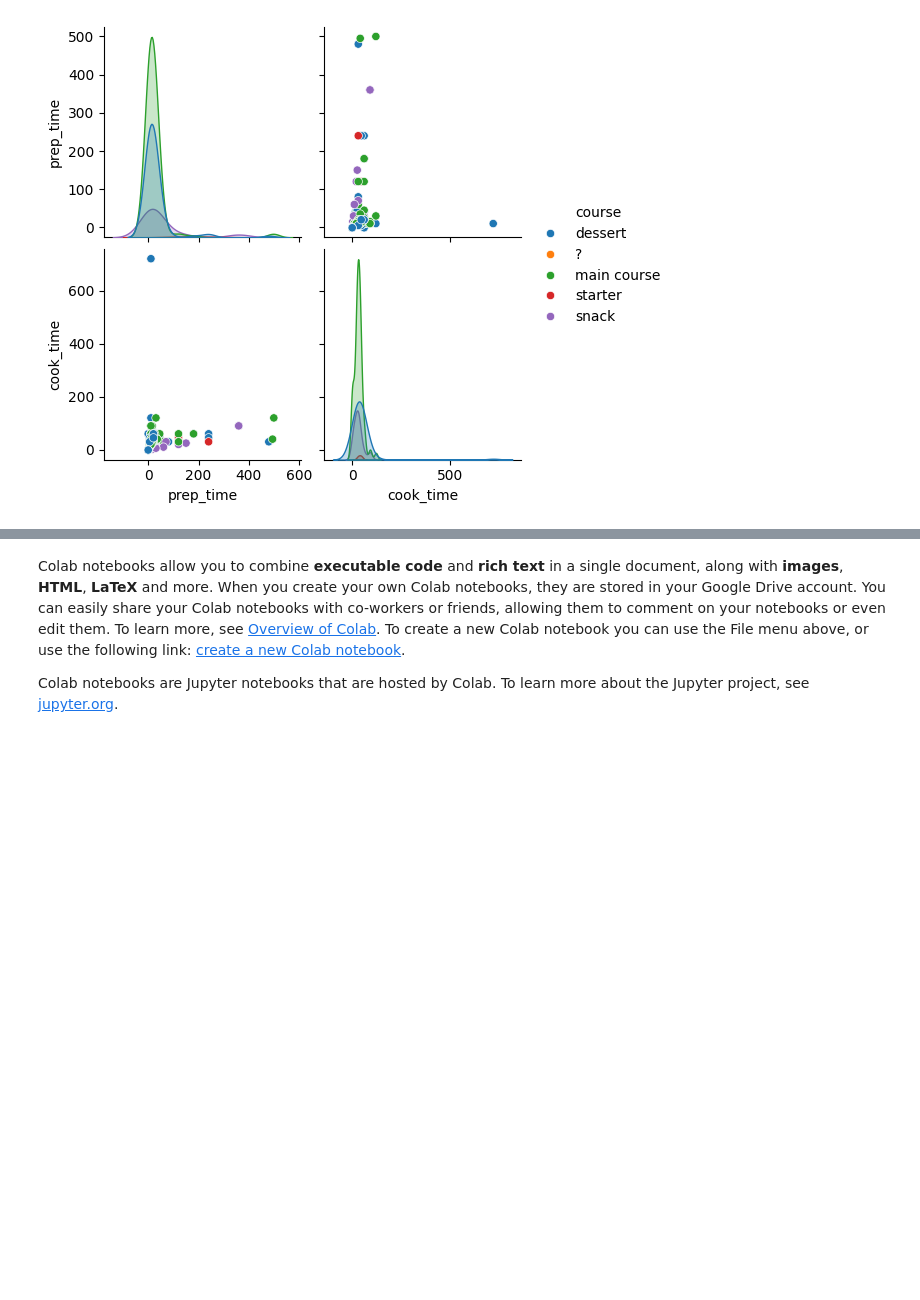
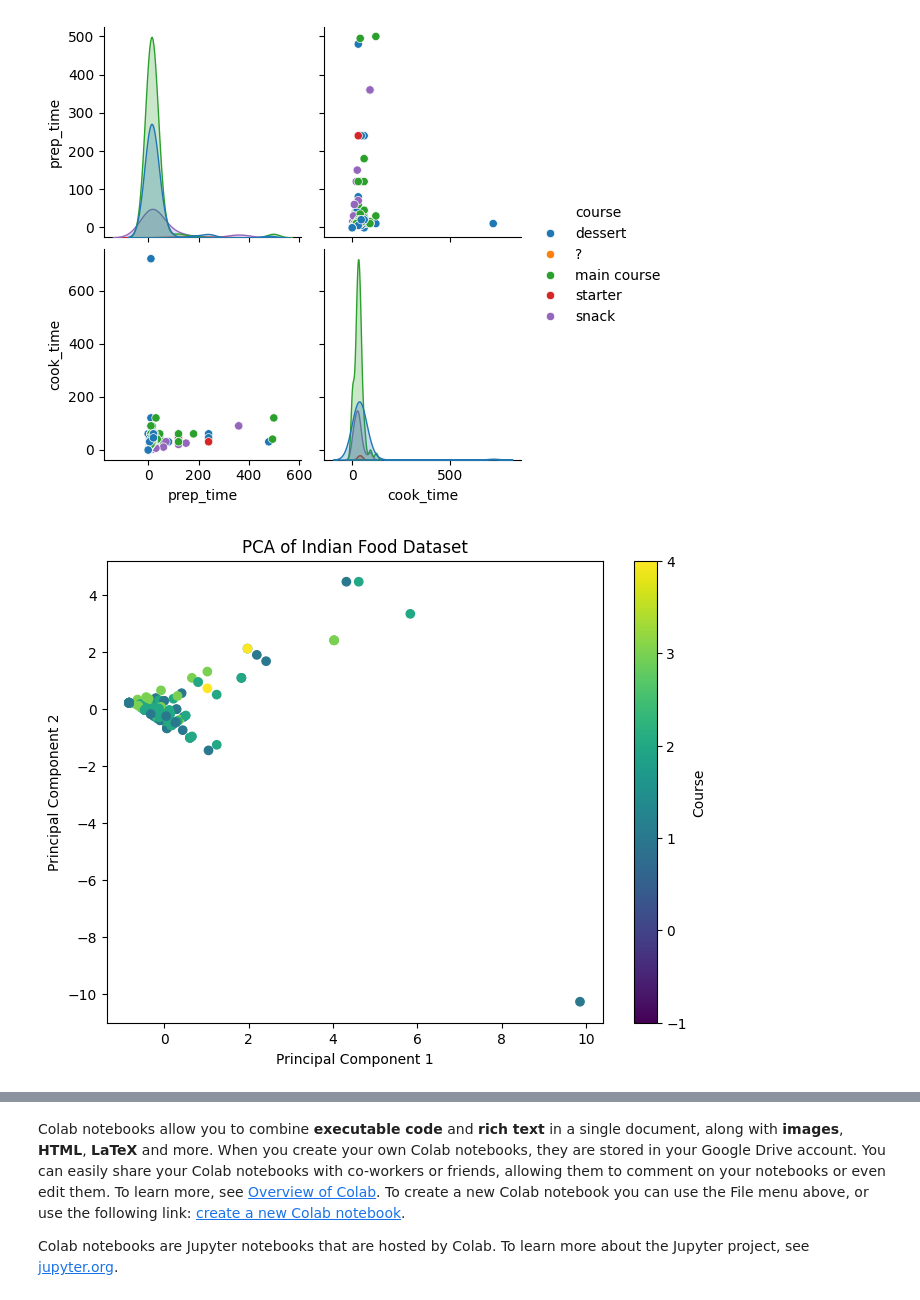
Before and after one commit to sweta1624/EDA, a Jupyter notebook: 21BDS0299.ipynb, the cells around one changed output, grey strips where cells are left out. Cells and saved outputs as stored; diff of their text form; code cells hidden in the pictures; blank space fills up the shorter version.

```diff
--- a/21BDS0299.ipynb
+++ b/21BDS0299.ipynb
@@ -207,3 +207,32 @@ if df.select_dtypes(include=['number']).shape[1] > 1:
     plt.show()
 # %% [output]
 [figure]
+# %%
+from sklearn.preprocessing import StandardScaler
+from sklearn.decomposition import PCA
+from sklearn.model_selection import train_test_split
+from sklearn.linear_model import LogisticRegression # Example model
+from sklearn.metrics import accuracy_score, classification_report
+
+# Dimensionality Reduction --pca
+numeric_cols = df.select_dtypes(include=np.number).columns  #numeric features
+X = df[numeric_cols]
+y = df['course'] #target
+# %%
+
+#scaling data
+scaler = StandardScaler()
+X_scaled = scaler.fit_transform(X)
+
+#PCA
+pca = PCA(n_components=2) # Reduce to 2 principal components
+X_pca = pca.fit_transform(X_scaled)
+plt.figure(figsize=(8, 6)) #plot pca
+plt.scatter(X_pca[:, 0], X_pca[:, 1], c=y.astype('category').cat.codes, cmap='viridis') # Color by course
+plt.xlabel("Principal Component 1")
+plt.ylabel("Principal Component 2")
+plt.title("PCA of Indian Food Dataset")
+plt.colorbar(label="Course")
+plt.show()
+# %% [output]
+[figure, added]
```
Also changed, not shown: parts of 4 cells of this notebook.
